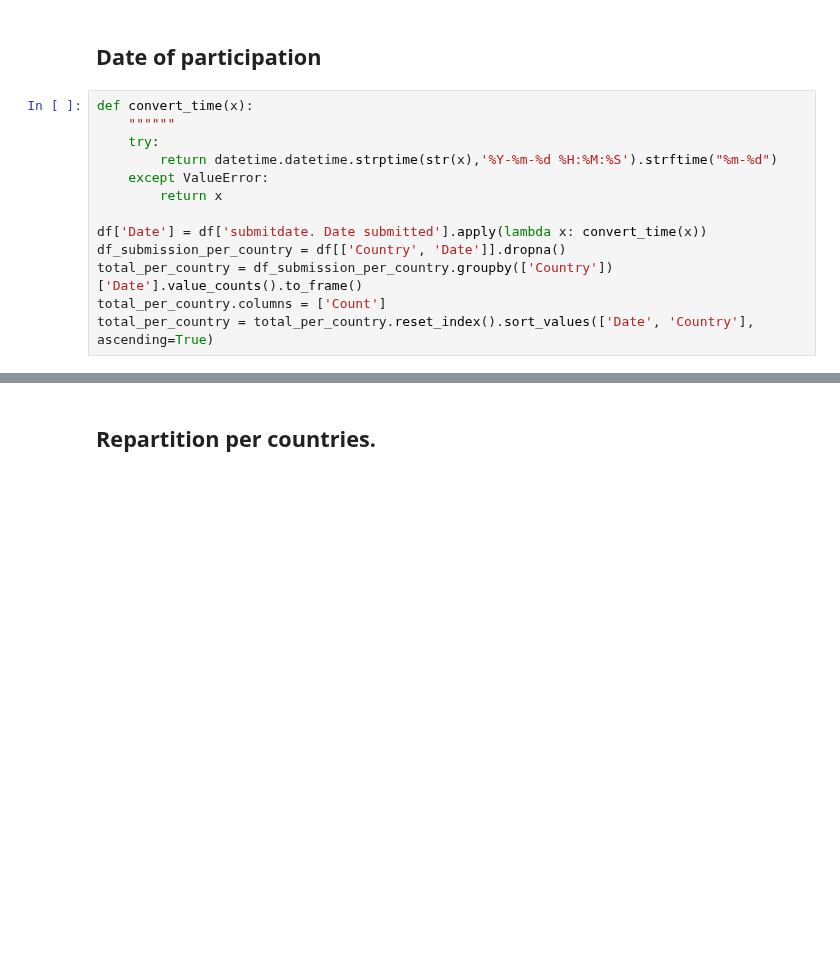
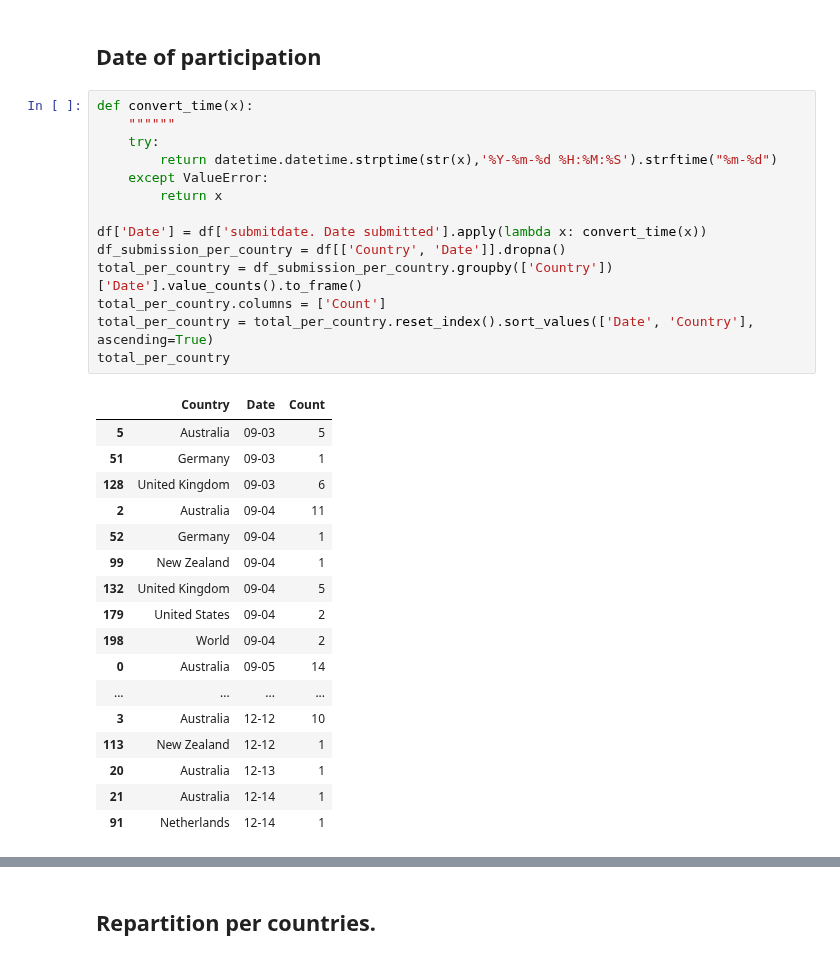
Before and after one commit to softwaresaved/international-survey, a Jupyter notebook: analysis/2018/1. Overview and sampling.ipynb, the cells around one changed output, grey strips where cells are left out. Drawn from its saved outputs; the diff is of its cells as text; blank space fills up the shorter version.

```diff
--- a/analysis/2018/1. Overview and sampling.ipynb
+++ b/analysis/2018/1. Overview and sampling.ipynb
@@ -93,16 +93,35 @@ plt.show();
 # %%
 def convert_time(x):
     """"""
     try:
         return datetime.datetime.strptime(str(x),'%Y-%m-%d %H:%M:%S').strftime("%m-%d")
     except ValueError:
         return x
 
 df['Date'] = df['submitdate. Date submitted'].apply(lambda x: convert_time(x))
 df_submission_per_country = df[['Country', 'Date']].dropna()
 total_per_country = df_submission_per_country.groupby(['Country'])['Date'].value_counts().to_frame()
 total_per_country.columns = ['Count']
 total_per_country = total_per_country.reset_index().sort_values(['Date', 'Country'], ascending=True)
+total_per_country
+# %% [output]
+|  | Country | Date | Count |
+| 5 | Australia | 09-03 | 5 |
+| 51 | Germany | 09-03 | 1 |
+| 128 | United Kingdom | 09-03 | 6 |
+| 2 | Australia | 09-04 | 11 |
+| 52 | Germany | 09-04 | 1 |
+| 99 | New Zealand | 09-04 | 1 |
+| 132 | United Kingdom | 09-04 | 5 |
+| 179 | United States | 09-04 | 2 |
+| 198 | World | 09-04 | 2 |
+| 0 | Australia | 09-05 | 14 |
+| ... | ... | ... | ... |
+| 3 | Australia | 12-12 | 10 |
+| 113 | New Zealand | 12-12 | 1 |
+| 20 | Australia | 12-13 | 1 |
+| 21 | Australia | 12-14 | 1 |
+| 91 | Netherlands | 12-14 | 1 |
 # %%
 fig, axes = plt.subplots(2, 4, figsize=(20, 10))
 fig.tight_layout()
```
Also changed, not shown: parts of 1 cell of this notebook.
